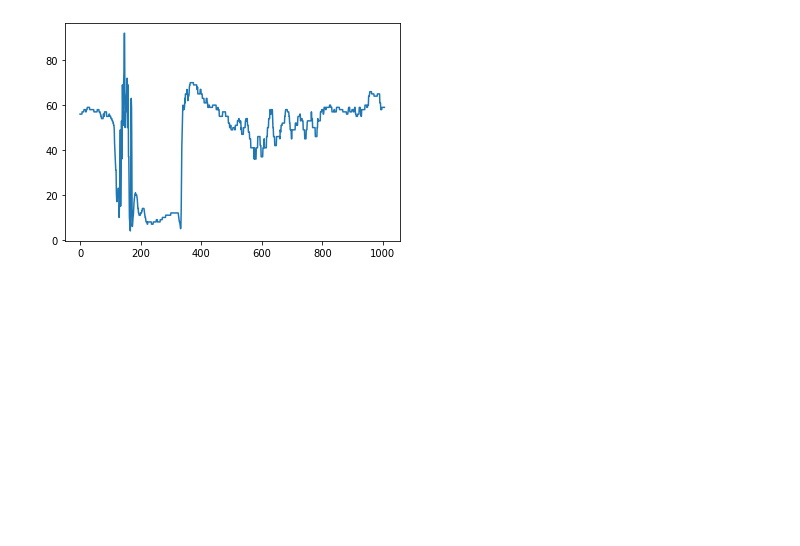
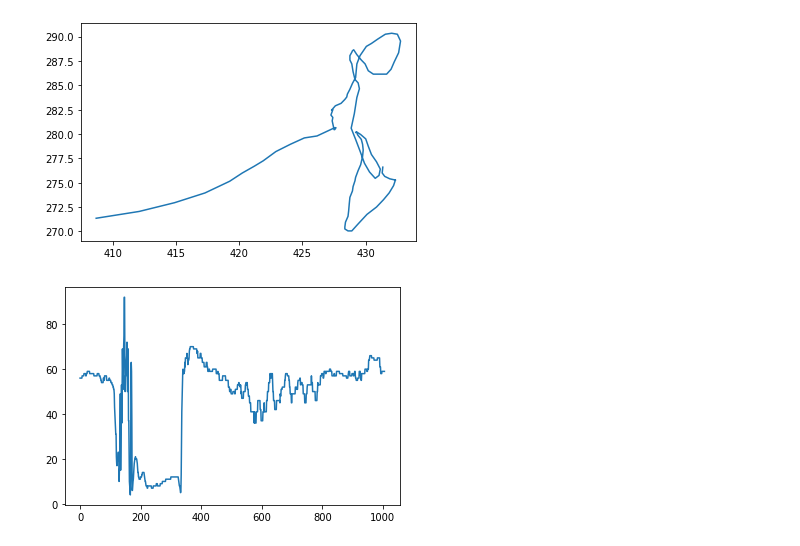
Before and after one commit to klean2050/cvi-eye-tracking, a Jupyter notebook: explore.ipynb, the cells around one changed output. Saved outputs shown, nothing was run; the diff lists cells and outputs as text; code cells hidden in the pictures; blank space fills up the shorter version.

```diff
--- a/explore.ipynb
+++ b/explore.ipynb
@@ -74,3 +64,7 @@ plt.hist(out[out > 0].reshape(-1), 10);
+# %%
+plt.plot(out[0]["data"][:, 0], out[0]["data"][:, 1]);
+# %% [output]
+[figure, added]
 # %%
 smap = np.load(os.path.join("cvi-extra", "saliency_maps", trial[:-4], trial[:-4] + "_color.npy"))
 smap = (smap - np.min(smap))/(np.max(smap) - np.min(smap))
```
Also changed, not shown: parts of 13 cells of this notebook, 10 other files.
